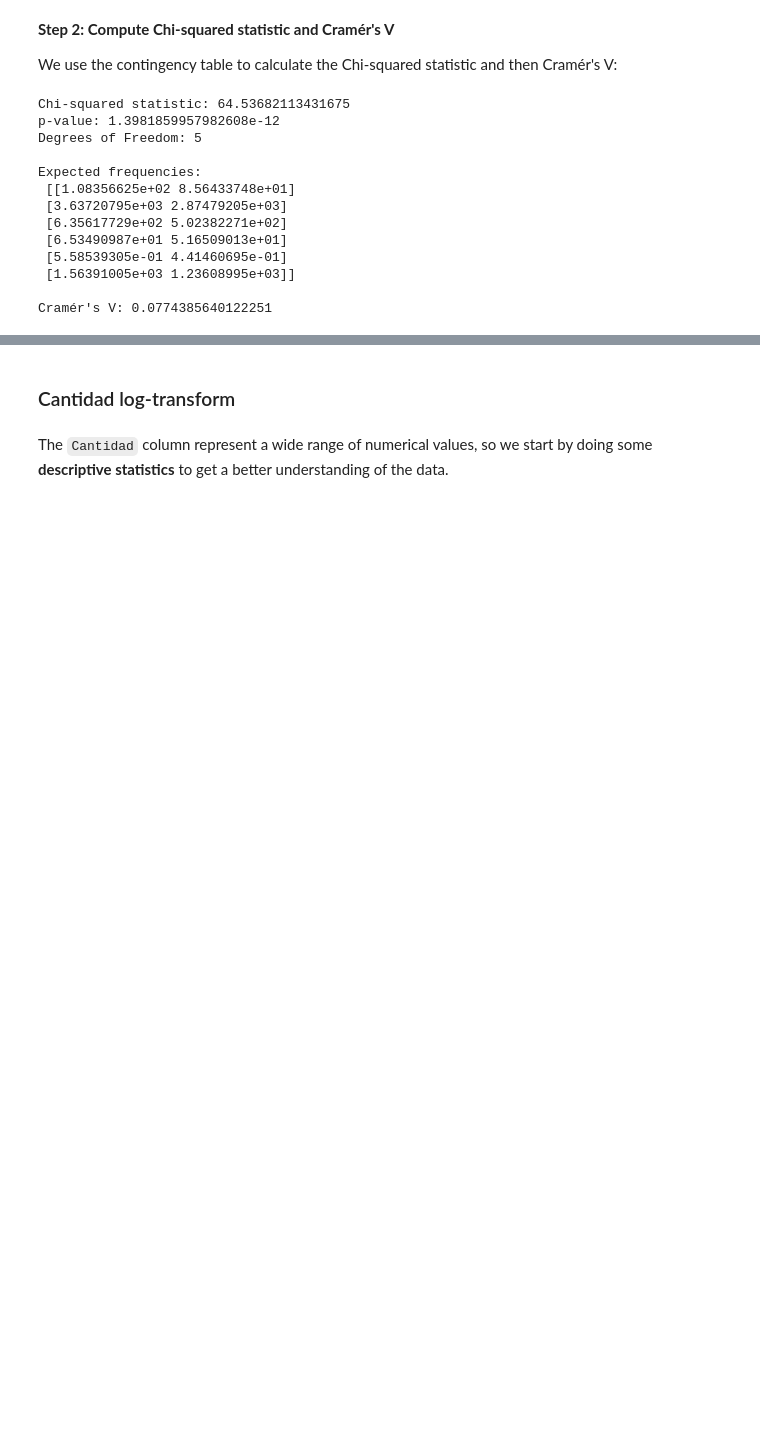
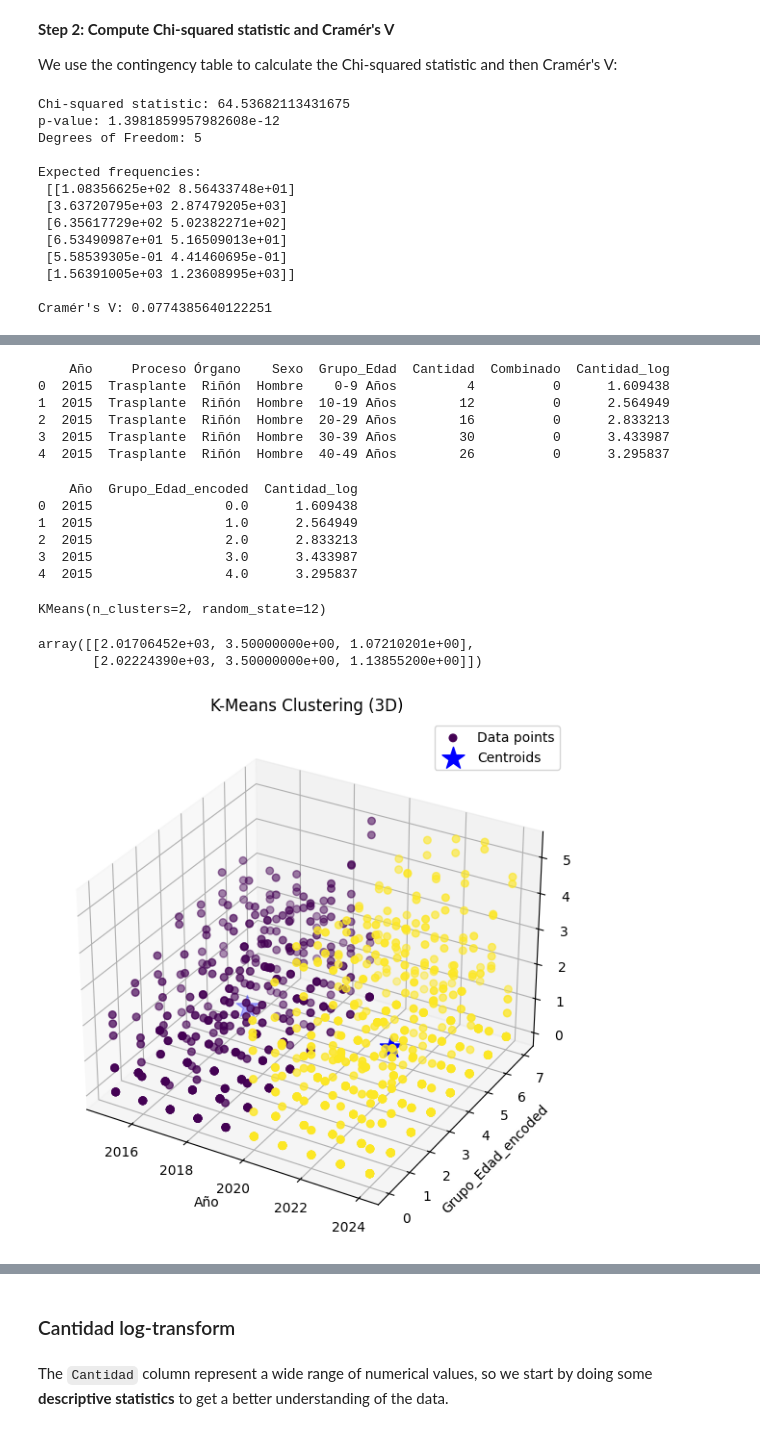
Before and after one commit to jalarconb/DataScience2024II, a Jupyter notebook: DSProject.ipynb, the cells around one changed output, grey strips where cells are left out. Cells and saved outputs as stored; diff of their text form; code cells hidden in the pictures; blank space fills up the shorter version.

```diff
--- a/DSProject.ipynb
+++ b/DSProject.ipynb
@@ -492,0 +668,80 @@ NOT A MEANINGFUL CORRELATION
+# %%
+print(df_trasplantes.head())
+# %% [output]
+    Año     Proceso Órgano    Sexo  Grupo_Edad  Cantidad  Combinado  Cantidad_log
+0  2015  Trasplante  Riñón  Hombre    0-9 Años         4          0      1.609438
+1  2015  Trasplante  Riñón  Hombre  10-19 Años        12          0      2.564949
+2  2015  Trasplante  Riñón  Hombre  20-29 Años        16          0      2.833213
+3  2015  Trasplante  Riñón  Hombre  30-39 Años        30          0      3.433987
+4  2015  Trasplante  Riñón  Hombre  40-49 Años        26          0      3.295837
+# %%
+from sklearn.preprocessing import OrdinalEncoder
+
+# Encode Grupo_Edad
+encoder = OrdinalEncoder()
+df_trasplantes['Grupo_Edad_encoded'] = encoder.fit_transform(df_trasplantes[['Grupo_Edad']])
+# %%
+df_num = df_trasplantes[['Año','Grupo_Edad_encoded', 'Cantidad_log']]
+print(df_num.head())
+# %% [output]
+    Año  Grupo_Edad_encoded  Cantidad_log
+0  2015                 0.0      1.609438
+1  2015                 1.0      2.564949
+2  2015                 2.0      2.833213
+3  2015                 3.0      3.433987
+4  2015                 4.0      3.295837
+# %%
+from sklearn.cluster import KMeans
+
+k_means = KMeans(n_clusters=2, random_state=12)
+k_means.fit(df_num)
+# %% [output]
+KMeans(n_clusters=2, random_state=12)
+# %%
+centers = k_means.cluster_centers_
+centers
+# %% [output]
+array([[2.01706452e+03, 3.50000000e+00, 1.07210201e+00],
+       [2.02224390e+03, 3.50000000e+00, 1.13855200e+00]])
+# %%
+from mpl_toolkits.mplot3d import Axes3D
+
+# Variables a graficar
+variables = ['Año','Grupo_Edad_encoded', 'Cantidad_log']
+
+# Crear figura 3D
+fig = plt.figure(figsize=(10, 7))
+ax = fig.add_subplot(111, projection='3d')
+
+# Scatterplot: Donante_Vivo vs. Cantidad_log vs. Año
+scatter = ax.scatter(
+    df_num[variables[0]],  # Eje X
+    df_num[variables[1]],  # Eje Y
+    df_num[variables[2]],  # Eje Z
+    c=k_means.labels_,  # Colores según cluster
+    cmap='viridis',
+    s=30,
+    label='Data points'
+)
+
+# Centroides
+ax.scatter(
+    centers[:, 0],  # Centroide eje X
+    centers[:, 1],  # Centroide eje Y
+    centers[:, 2],  # Centroide eje Z
+    color='blue',
+    marker='*',
+    s=300,
+    label='Centroids'
+)
+
+# Etiquetas y título
+ax.set_xlabel(variables[0])
+ax.set_ylabel(variables[1])
+ax.set_zlabel(variables[2])
+ax.set_title('K-Means Clustering (3D)')
+ax.legend()
+
+plt.show()
+# %% [output]
+[figure, added]
```
Also changed, not shown: parts of 42 cells of this notebook.
